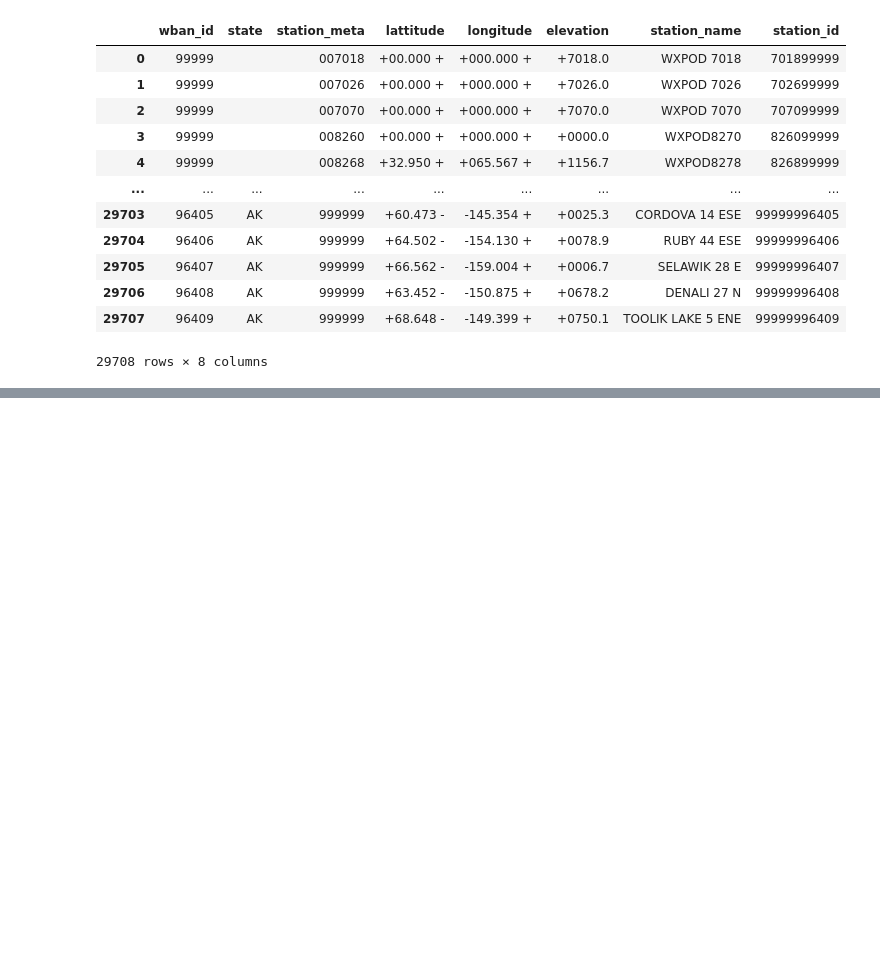
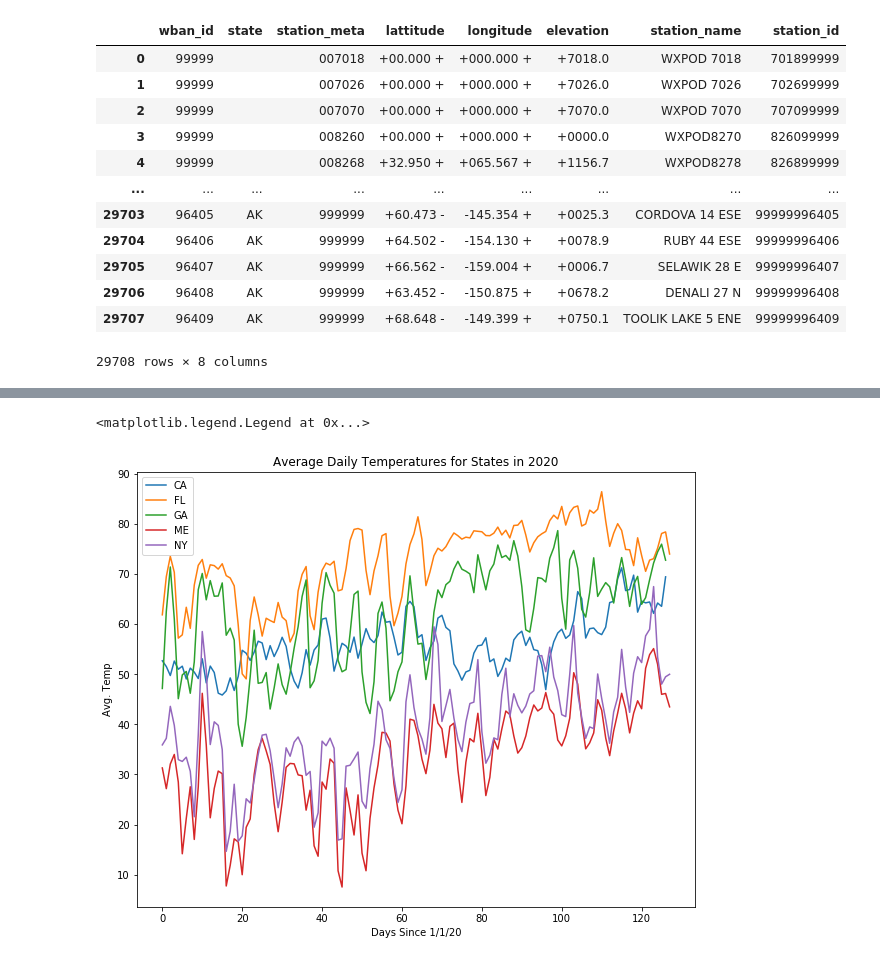
Before and after one commit to spotted-d/RNN_covid19_modeling, a Jupyter notebook: data_extraction/weather_data_eda_and_cleaning.ipynb, the cells around one changed output, grey strips where cells are left out. Drawn from its saved outputs; the diff is of its cells as text; code cells hidden in the pictures; blank space fills up the shorter version.

Commit message:
Adjust daily average temperature -- fill in final blank states

```diff
--- a/data_extraction/weather_data_eda_and_cleaning.ipynb
+++ b/data_extraction/weather_data_eda_and_cleaning.ipynb
@@ -444,3 +409,24 @@ weather_state_usa
+# %%
+"""
+And also add column indicating days since COVID started
+"""
+weather_state_usa = days_since_20200101(weather_state_usa)
 # %%
 # dump to pickle file
 pickle.dump(weather_state_usa, open("../data/daily_average_temp_by_state.p", "wb" ))
+# %%
+"""
+Below is just a plot of the daily temperatures for some states.
+"""
+plt.figure(figsize=(10, 8))
+plt.title("Average Daily Temperatures for States in 2020")
+plt.xlabel("Days Since 1/1/20")
+plt.ylabel("Avg. Temp")
+for state in abbrev_to_states.keys():
+    if state in ["NY", "ME", "CA", "GA", "FL"]:
+        avg_temps = weather_state_usa[weather_state_usa["abbrev"] == state]["average_temperature"].values
+        plt.plot(avg_temps, label=state)
+plt.legend()
+# %% [output]
+<matplotlib.legend.Legend at 0x...>
+[figure, added]
```
Also changed, not shown: parts of 19 cells of this notebook, 1 other file.
